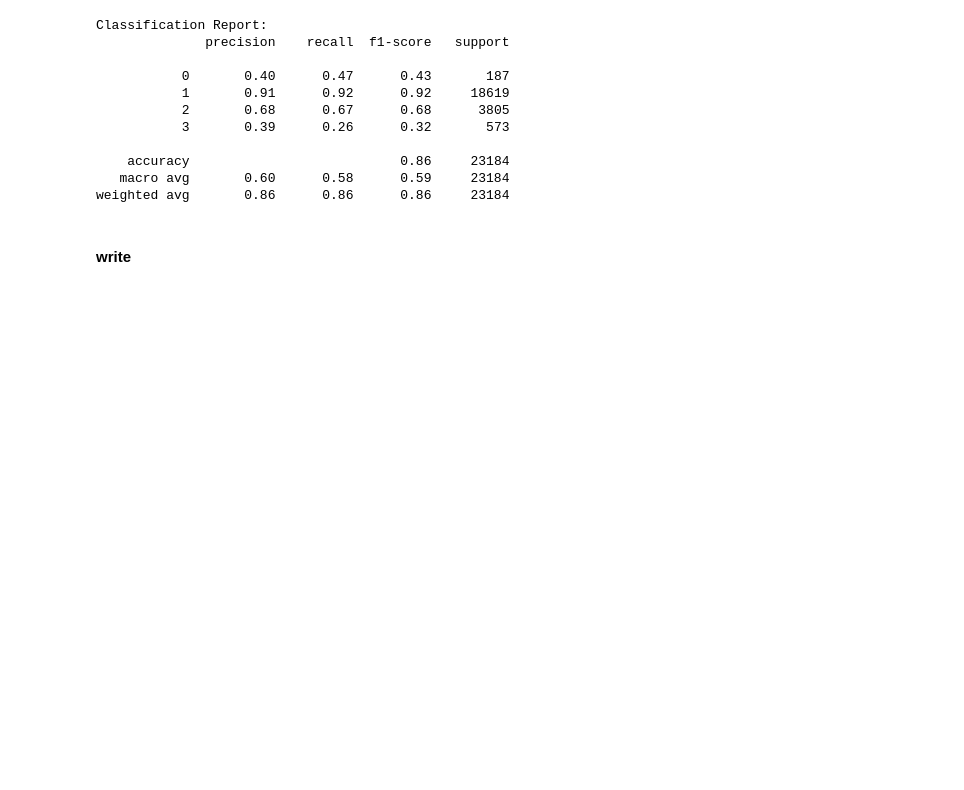
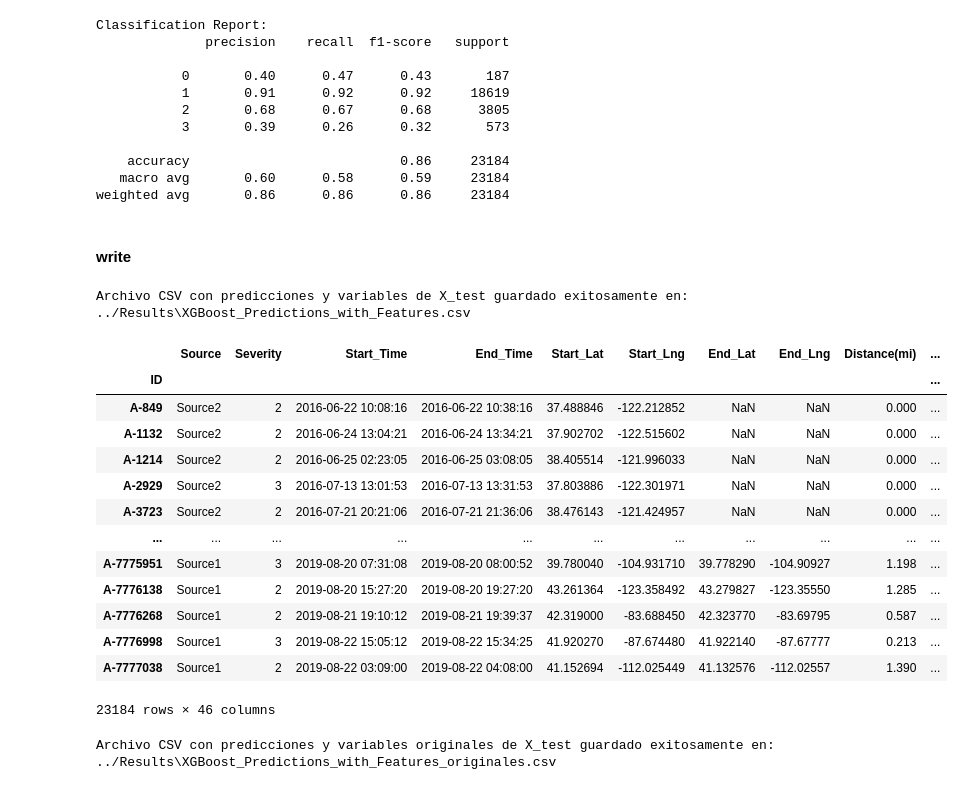
Before and after one commit to jsmoralesc/DSA_Proyecto_AccidentesTransito, a Jupyter notebook: Code/Modelos_ML.ipynb, the cells around one changed output. Saved outputs shown, nothing was run; the diff lists cells and outputs as text; code cells hidden in the pictures; blank space fills up the shorter version.

Commit message:
generacion de predicciones con variables originales

```diff
--- a/Code/Modelos_ML.ipynb
+++ b/Code/Modelos_ML.ipynb
@@ -116,6 +116,12 @@ X = sample_df.drop('Severity', axis=1)
 y= sample_df['Severity']
 
 X_train, X_test, y_train, y_test = train_test_split(X, y, test_size=0.30, random_state=42)
+# %%
+# Crea un DataFrame con X_test, los valores reales de y_test, y las predicciones
+results_df = X_test.copy()  # Copia X_test para mantener sus columnas
+
+X_train = X_train.drop('ID', axis=1)
+X_test = X_test.drop('ID', axis=1)
 # %% [markdown]
 ### Desbalanceo variable objetivo
 Es fundamental evaluar el equilibrio de la variable objetivo, especialmente en tareas de clasificación. Una variable objetivo desequilibrada ocurre cuando una clase (o categoría) tiene significativamente más casos que las demás, lo que puede generar desafíos que afectan el entrenamiento, la evaluación y la generalización del modelo.
@@ -463,11 +470,6 @@ weighted avg       0.86      0.86      0.86     23184
 # %% [markdown]
 #### write
 # %%
-import pandas as pd
-
-
-# Crea un DataFrame con X_test, los valores reales de y_test, y las predicciones
-results_df = X_test.copy()  # Copia X_test para mantener sus columnas
 results_df['Actual'] = y_test   # Ajusta el índice de clase restando 1, si es necesario
 results_df['Predicted'] = y_pred + 1
 
@@ -479,3 +481,50 @@ file_path = os.path.join(results_path, 'XGBoost_Predictions_with_Features.csv')
 results_df.to_csv(file_path, index=False)
 
 print("Archivo CSV con predicciones y variables de X_test guardado exitosamente en:", file_path)
+# %% [output]
+Archivo CSV con predicciones y variables de X_test guardado exitosamente en: ../Results\XGBoost_Predictions_with_Features.csv
+# %%
+# Definir la ruta a la carpeta Data
+Data_path = '../Data'
+# Cargar los datos
+file_path = os.path.join(Data_path, 'US_Accidents_March23.csv')
+
+# Cargar el dataset original y el archivo de predicciones
+dataset_original = pd.read_csv(file_path)  # Desde el repositorio DVC
+#predicciones_test = results_df  # Archivo con predicciones
+# %%
+# Asegúrate de que ambos datasets tienen una columna común para unir (por ejemplo, 'ID')
+# Si el índice es común, puedes resetearlo con reset_index()
+dataset_original.set_index('ID', inplace=True)
+results_df.set_index('ID', inplace=True)
+
+# Unir las predicciones al dataset original
+dataset_con_predicciones = dataset_original.join(results_df[['Predicted']], how='inner')
+# %%
+dataset_con_predicciones
+# %% [output]
+|  | Source | Severity | Start_Time | End_Time | Start_Lat | Start_Lng | End_Lat | End_Lng | Distance(mi) | ... |
+| ID |  |  |  |  |  |  |  |  |  | ... |
+| A-849 | Source2 | 2 | 2016-06-22 10:08:16 | 2016-06-22 10:38:16 | 37.488846 | -122.212852 | NaN | NaN | 0.000 | ... |
+| A-1132 | Source2 | 2 | 2016-06-24 13:04:21 | 2016-06-24 13:34:21 | 37.902702 | -122.515602 | NaN | NaN | 0.000 | ... |
+| A-1214 | Source2 | 2 | 2016-06-25 02:23:05 | 2016-06-25 03:08:05 | 38.405514 | -121.996033 | NaN | NaN | 0.000 | ... |
+| A-2929 | Source2 | 3 | 2016-07-13 13:01:53 | 2016-07-13 13:31:53 | 37.803886 | -122.301971 | NaN | NaN | 0.000 | ... |
+| A-3723 | Source2 | 2 | 2016-07-21 20:21:06 | 2016-07-21 21:36:06 | 38.476143 | -121.424957 | NaN | NaN | 0.000 | ... |
+| ... | ... | ... | ... | ... | ... | ... | ... | ... | ... | ... |
+| A-7775951 | Source1 | 3 | 2019-08-20 07:31:08 | 2019-08-20 08:00:52 | 39.780040 | -104.931710 | 39.778290 | -104.90927 | 1.198 | ... |
+| A-7776138 | Source1 | 2 | 2019-08-20 15:27:20 | 2019-08-20 19:27:20 | 43.261364 | -123.358492 | 43.279827 | -123.35550 | 1.285 | ... |
+| A-7776268 | Source1 | 2 | 2019-08-21 19:10:12 | 2019-08-21 19:39:37 | 42.319000 | -83.688450 | 42.323770 | -83.69795 | 0.587 | ... |
+| A-7776998 | Source1 | 3 | 2019-08-22 15:05:12 | 2019-08-22 15:34:25 | 41.920270 | -87.674480 | 41.922140 | -87.67777 | 0.213 | ... |
+| A-7777038 | Source1 | 2 | 2019-08-22 03:09:00 | 2019-08-22 04:08:00 | 41.152694 | -112.025449 | 41.132576 | -112.02557 | 1.390 | ... |
+23184 rows × 46 columns
+# %%
+# Define la ruta y el nombre del archivo CSV donde guardar los resultados
+results_path = '../Results'
+file_path = os.path.join(results_path, 'XGBoost_Predictions_with_Features_originales.csv')
+
+# Guarda el DataFrame en un archivo CSV
+dataset_con_predicciones.to_csv(file_path, index=False)
+
+print("Archivo CSV con predicciones y variables originales de X_test guardado exitosamente en:", file_path)
+# %% [output]
+Archivo CSV con predicciones y variables originales de X_test guardado exitosamente en: ../Results\XGBoost_Predictions_with_Features_originales.csv
```
Also changed, not shown: parts of 2 cells of this notebook, 4 other files.
